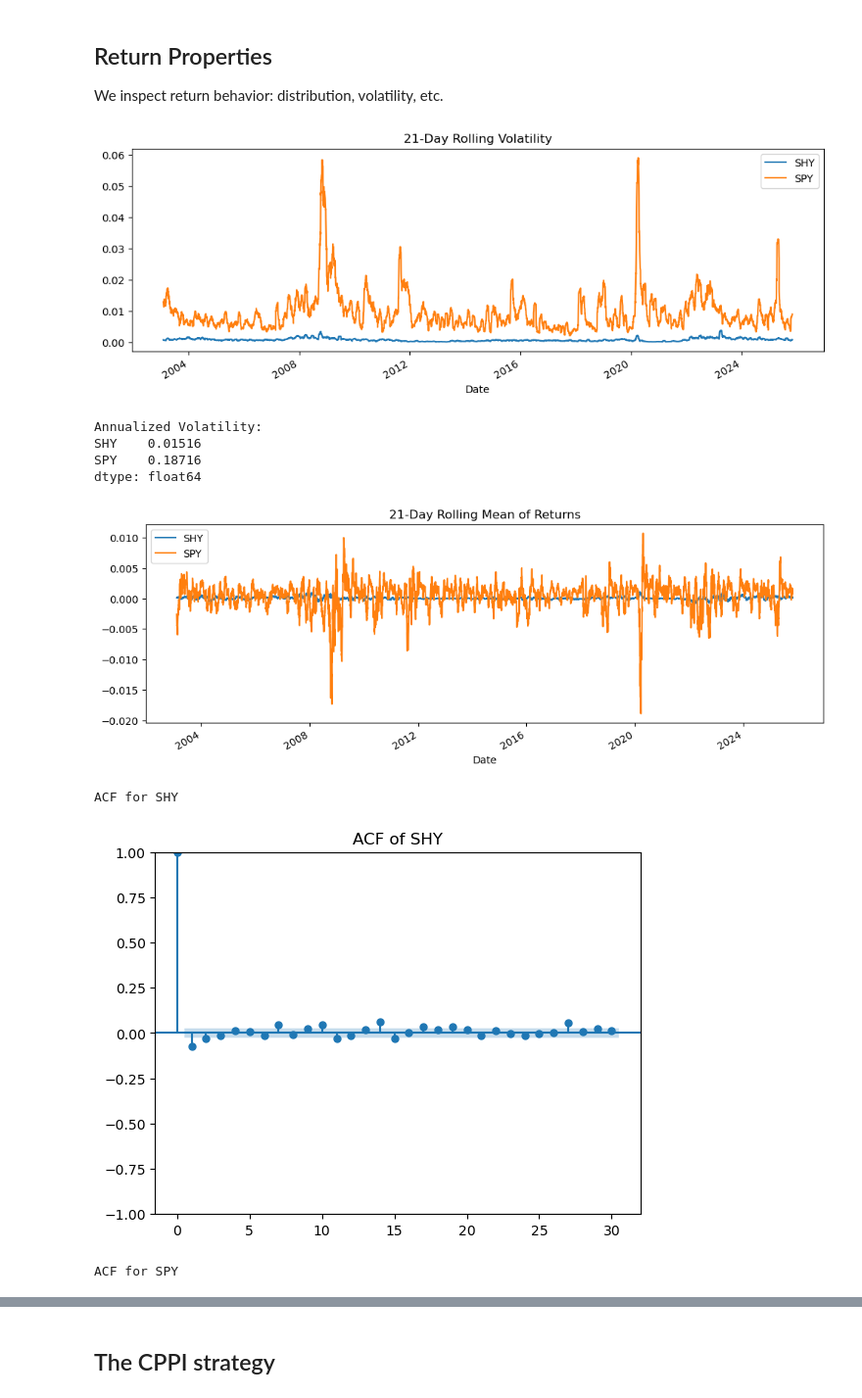
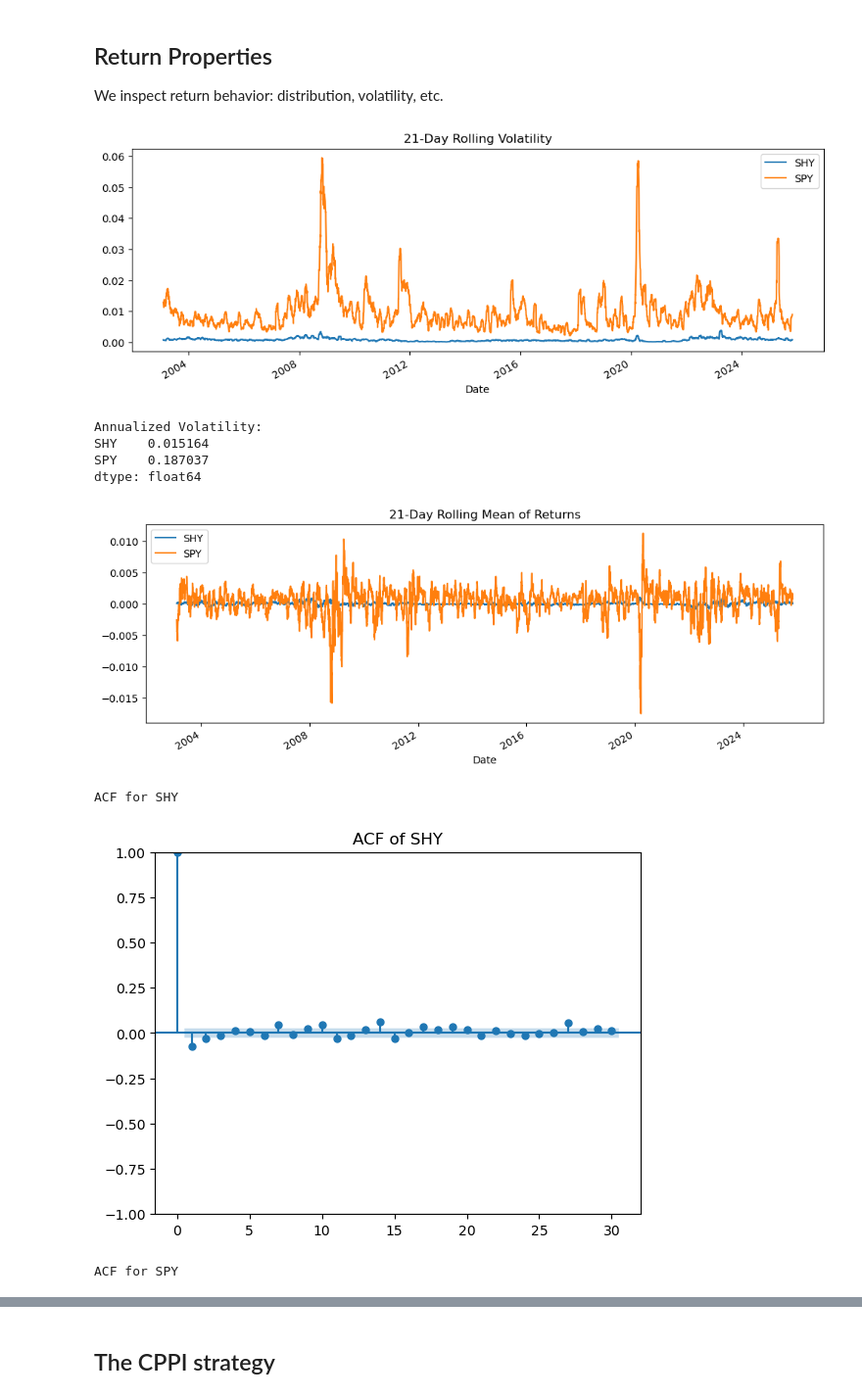
Before and after one commit to melted-cheese-enjoyer/Research-Methodology, a Jupyter notebook: notebooks/portfolio_strategy.ipynb, the cells around one changed output, grey strips where cells are left out. Shown at 98% size. Saved outputs shown, nothing was run; the diff lists cells and outputs as text; code cells hidden in the pictures.

```diff
--- a/notebooks/portfolio_strategy.ipynb
+++ b/notebooks/portfolio_strategy.ipynb
@@ -89,7 +90,8 @@ Date
 prices = prices.dropna()
 
 # Log returns
-returns = np.log(prices).diff().dropna()
+returns = prices.pct_change().dropna()
+returns.head()
 
 # Weekly returns
 # returns = prices.resample('W').last().pct_change().dropna()
@@ -137,7 +138,6 @@ roll_mean.plot(figsize=(12,4), title="21-Day Rolling Mean of Returns")
 plt.show()
 
 # Autocorrelation plot, is previous return correlated with current return?
-import statsmodels.api as sm
 for col in returns.columns:
     print(f"ACF for {col}")
     sm.graphics.tsa.plot_acf(returns[col].dropna(), lags=30, title=f"ACF of {col}")
@@ -159,36 +159,37 @@ print(returns.apply(kurtosis))
 # Correlation matrix between SPY and SHY
 print("Correlation matrix:")
 print(returns.corr())
 
 # Frequency of jumps
 jumps = (np.abs(returns) > 0.10)
 jump_freq_per_asset = jumps.mean()
 print("Jump frequency per asset:")
 print(jump_freq_per_asset)
 jump_days_global = jumps.any(axis=1)
 print("Global jump days:")
 print(jump_days_global[jump_days_global].index)
 
 # Max drawdown calculation
 cum = (1 + returns).cumprod()
 running_max = cum.cummax()
 drawdown = (cum - running_max) / running_max
 drawdown.plot(figsize=(12,4), title="Drawdown (SPY & SHY)")
 plt.show()
 
 # Sharpe Ratio
 risk_free_rate = returns["SHY"]  # daily returns of the safe asset
 excess_returns = returns.sub(risk_free_rate, axis=0) # Excess returns = risky asset returns - safe asset returns
 sharpe_ratio = (excess_returns.mean() / returns.std()) * np.sqrt(252)
 print("Sharpe Ratios:")
 print(sharpe_ratio)
+returns.head()
 # %% [output]
 [figure]
 Annualized Volatility:
-SHY    0.01516
-SPY    0.18716
+SHY    0.015164
+SPY    0.187037
 dtype: float64
-[figure, old version]
+[figure, new version]
 ACF for SHY
 [figure]
 ACF for SPY
```
Also changed, not shown: parts of 7 cells of this notebook, 1 other file.
